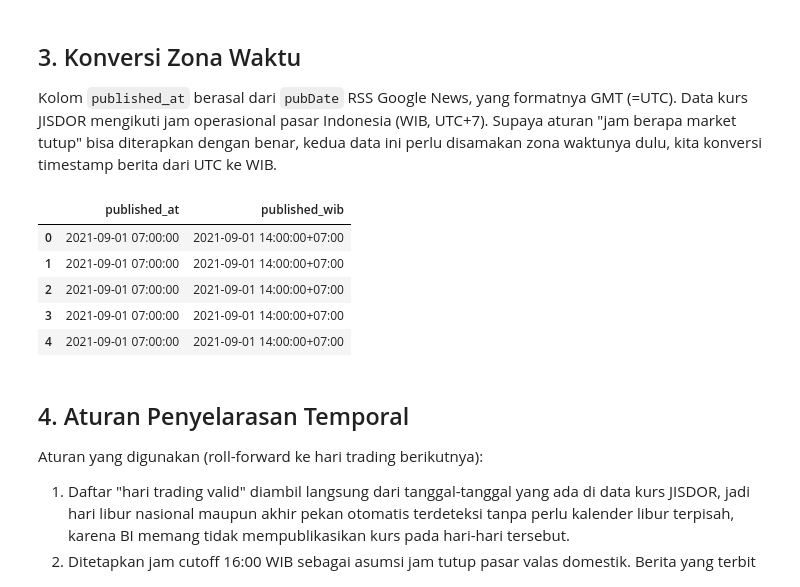
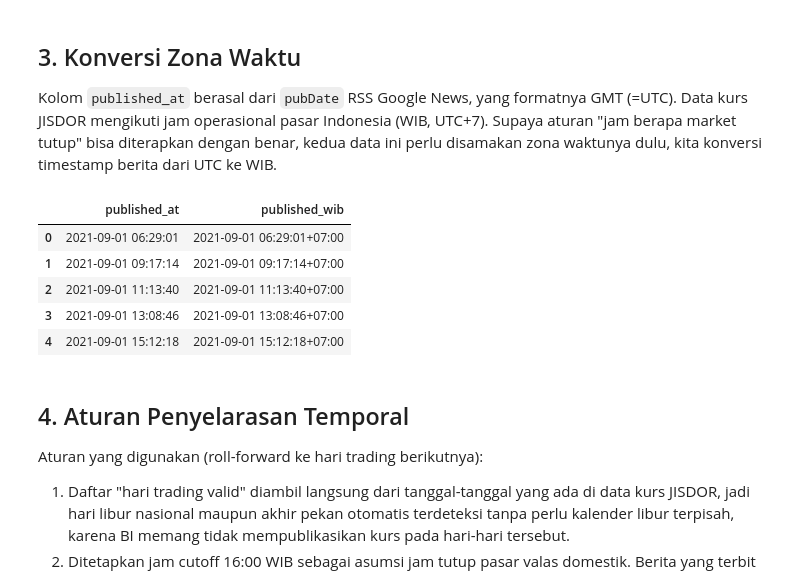
Before and after one commit to Plumz17/nlp-geopolitics-usa, a Jupyter notebook: src/00d_alignment.ipynb, the cells around one changed output. Drawn from its saved outputs; the diff is of its cells as text; code cells hidden in the pictures.

Commit message:
Added Indonesian Aligned Dataset

```diff
--- a/src/00d_alignment.ipynb
+++ b/src/00d_alignment.ipynb
@@ -24,10 +24,10 @@ Akibatnya, sebuah berita yang terbit di hari Sabtu, Minggu, hari libur, atau set
 DATA_DIR = Path("../data")
 
 import os
-CORPUS = os.environ.get("CORPUS", "full")  # "full" = articles_clean.csv (B_1) | "filtered" = articles_filtered.csv (B_2 dan C)
-assert CORPUS in ("full", "filtered")
-ART_FILE = "articles_clean.csv" if CORPUS == "full" else "articles_filtered.csv"
-OUT_FILE = "aligned_dataset.csv" if CORPUS == "full" else "aligned_dataset_filtered.csv"
+# "full" = articles_clean.csv (B_1) | "filtered" = articles_filtered.csv (B_2 dan C) | "id" = articles_id_clean.csv (B_3, CNBC Indonesia)
+CORPUS = "en"
+ART_FILE = {"full": "articles_clean.csv", "filtered": "articles_filtered.csv", "id": "articles_id_clean.csv"}[CORPUS]
+OUT_FILE = {"full": "aligned_dataset.csv", "filtered": "aligned_dataset_filtered.csv", "id": "aligned_dataset_id.csv"}[CORPUS]
 
 kurs = pd.read_csv(DATA_DIR / "processed" / "jisdor_usd_idr.csv", parse_dates=["date"])
 kurs = kurs.sort_values("date").reset_index(drop=True)
@@ -61,17 +61,21 @@ news.head()
 
 Kolom `published_at` berasal dari `pubDate` RSS Google News, yang formatnya GMT (=UTC). Data kurs JISDOR mengikuti jam operasional pasar Indonesia (WIB, UTC+7). Supaya aturan "jam berapa market tutup" bisa diterapkan dengan benar, kedua data ini perlu disamakan zona waktunya dulu, kita konversi timestamp berita dari UTC ke WIB.
 # %%
-news["published_utc"] = news["published_at"].dt.tz_localize("UTC")
-news["published_wib"] = news["published_utc"].dt.tz_convert("Asia/Jakarta")
+if CORPUS == "id":
+    # waktu terbit CNBC Indonesia (dari URL) sudah WIB, jadi tidak boleh dikonversi dari UTC lagi
+    news["published_wib"] = news["published_at"].dt.tz_localize("Asia/Jakarta")
+else:
+    news["published_utc"] = news["published_at"].dt.tz_localize("UTC")
+    news["published_wib"] = news["published_utc"].dt.tz_convert("Asia/Jakarta")
 
 news[["published_at", "published_wib"]].head()
 # %% [output]
 |  | published_at | published_wib |
-| 0 | 2021-09-01 07:00:00 | 2021-09-01 14:00:00+07:00 |
-| 1 | 2021-09-01 07:00:00 | 2021-09-01 14:00:00+07:00 |
-| 2 | 2021-09-01 07:00:00 | 2021-09-01 14:00:00+07:00 |
-| 3 | 2021-09-01 07:00:00 | 2021-09-01 14:00:00+07:00 |
-| 4 | 2021-09-01 07:00:00 | 2021-09-01 14:00:00+07:00 |
+| 0 | 2021-09-01 06:29:01 | 2021-09-01 06:29:01+07:00 |
+| 1 | 2021-09-01 09:17:14 | 2021-09-01 09:17:14+07:00 |
+| 2 | 2021-09-01 11:13:40 | 2021-09-01 11:13:40+07:00 |
+| 3 | 2021-09-01 13:08:46 | 2021-09-01 13:08:46+07:00 |
+| 4 | 2021-09-01 15:12:18 | 2021-09-01 15:12:18+07:00 |
 # %% [markdown]
 ## 4. Aturan Penyelarasan Temporal
 
```
Also changed, not shown: parts of 7 cells of this notebook, 3 other files.
